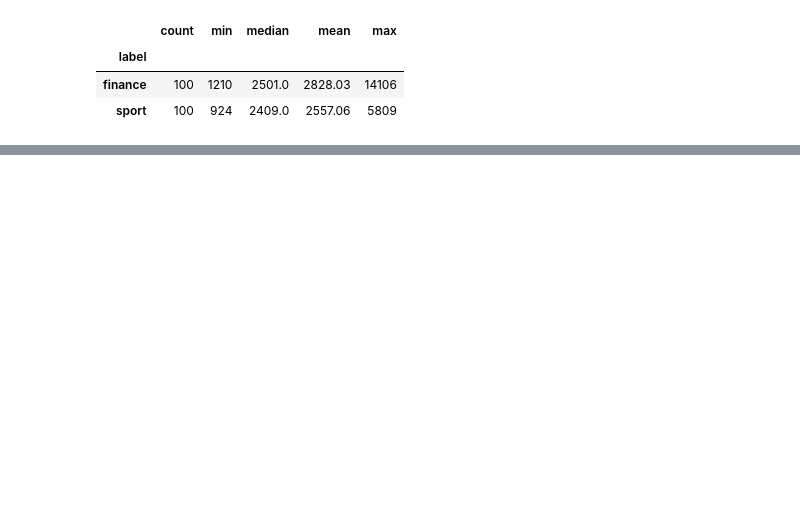
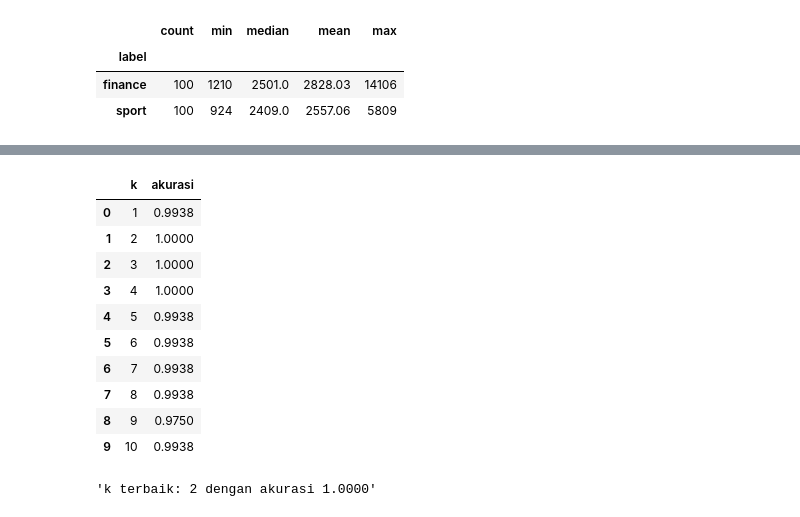
Before and after one commit to rhindottire/PPW, a Jupyter notebook: notebook/book/book-3.ipynb, the cells around one changed output, grey strips where cells are left out. Saved outputs shown, nothing was run; the diff lists cells and outputs as text; code cells hidden in the pictures; blank space fills up the shorter version.

```diff
--- a/notebook/book/book-3.ipynb
+++ b/notebook/book/book-3.ipynb
@@ -245,0 +172,37 @@ membuat asumsi distribusi.
+# %%
+def make_pipeline(estimator, scale=False):
+    steps: list[tuple[str, BaseEstimator]] = [
+        ("tfidf", TfidfVectorizer(min_df=2)),
+        ("svd", TruncatedSVD(n_components=n_comp, random_state=42)),
+    ]
+    if scale:
+        steps.append(("scale", StandardScaler()))
+    steps.append(("clf", estimator))
+    return Pipeline(steps)
+
+cv_inner = StratifiedKFold(n_splits=5, shuffle=True, random_state=42)
+k_scan = range(1, 11)
+k_scores = {
+    k: cross_val_score(make_pipeline(KNeighborsClassifier(n_neighbors=k)),
+                        X_train, y_train, cv=cv_inner).mean()
+    for k in k_scan
+}
+pd.DataFrame({"k": list(k_scan),
+              "akurasi": [round(v, 4) for v in k_scores.values()]})
+# %% [output]
+|  | k | akurasi |
+| 0 | 1 | 0.9938 |
+| 1 | 2 | 1.0000 |
+| 2 | 3 | 1.0000 |
+| 3 | 4 | 1.0000 |
+| 4 | 5 | 0.9938 |
+| 5 | 6 | 0.9938 |
+| 6 | 7 | 0.9938 |
+| 7 | 8 | 0.9938 |
+| 8 | 9 | 0.9750 |
+| 9 | 10 | 0.9938 |
+# %%
+best_k = max(k_scores, key=lambda k: k_scores[k])
+f"k terbaik: {best_k} dengan akurasi {k_scores[best_k]:.4f}"
+# %% [output]
+'k terbaik: 2 dengan akurasi 1.0000'
```
Also changed, not shown: parts of 40 cells of this notebook, 1 other file.
